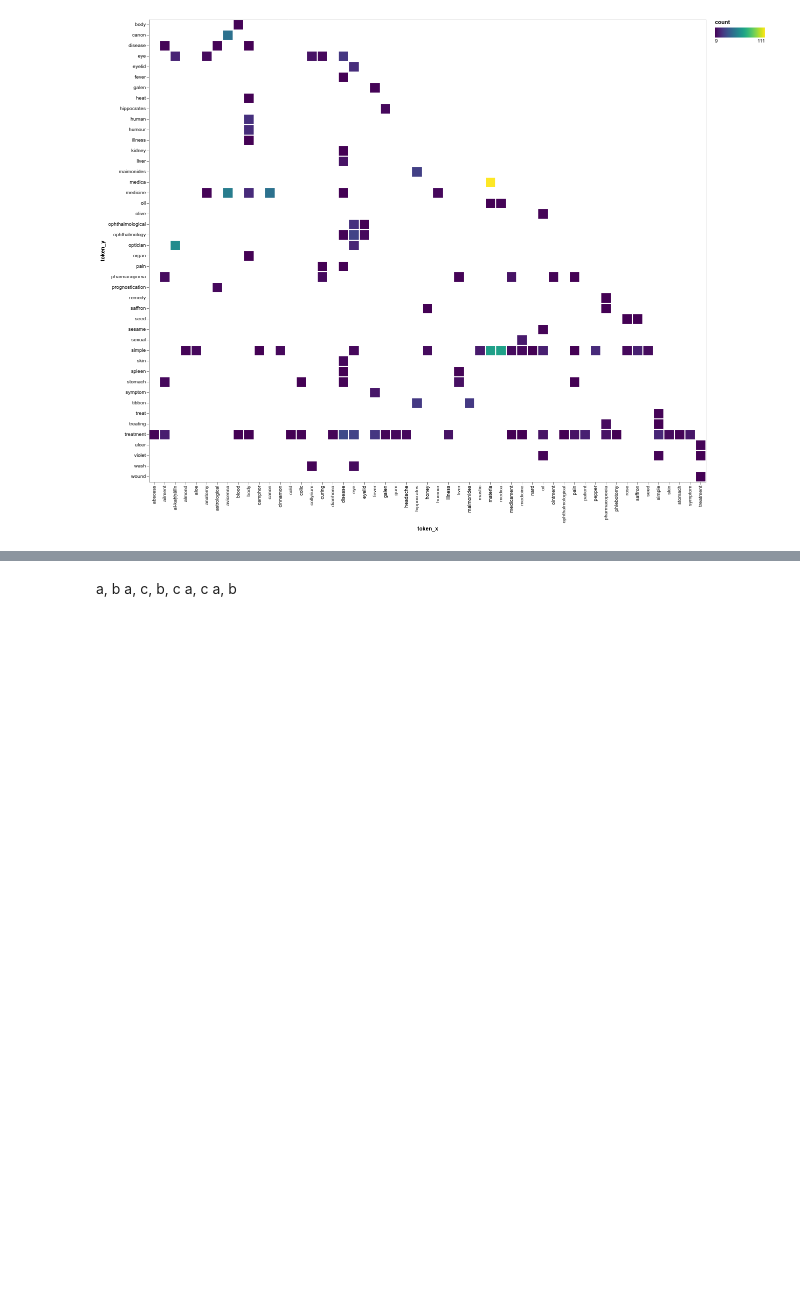
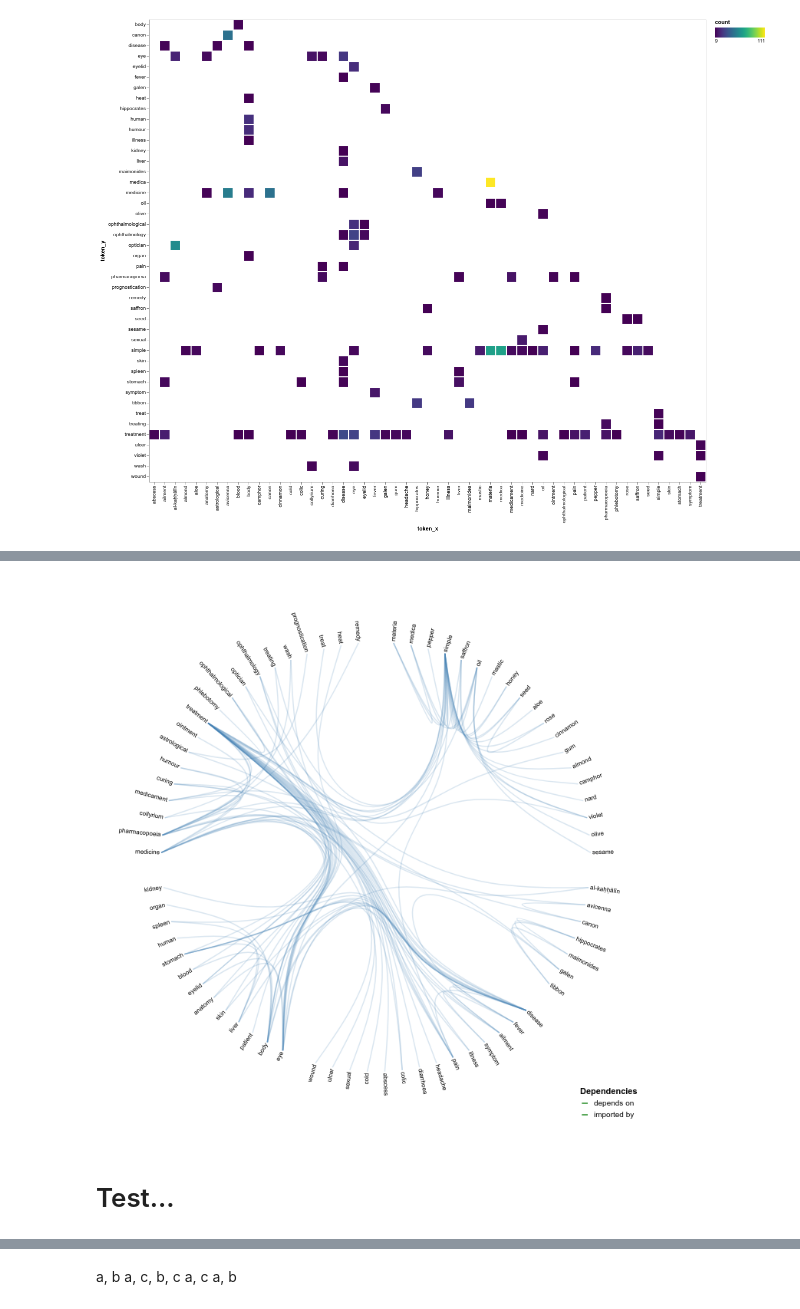
Before and after one commit to CamLib/genizah-medical-visualisation, a Jupyter notebook: notebooks/04-data-visualisation.ipynb, the cells around one changed output, grey strips where cells are left out. Drawn from its saved outputs; the diff is of its cells as text; code cells hidden in the pictures; blank space fills up the shorter version.

Commit message:
Bundling co-occurrence visualisation working

```diff
--- a/notebooks/04-data-visualisation.ipynb
+++ b/notebooks/04-data-visualisation.ipynb
@@ -444,0 +447,5 @@ alt.Chart(co_oc_counts[co_oc_counts['count'] > 8]).mark_rect().encode(
+# %%
+import re
+
+def drop_column_suffix(name):
+    return re.sub(r'(_[a-z]+)?$', '', name)
@@ -444,0 +528,22 @@ alt.Chart(co_oc_counts[co_oc_counts['count'] > 8]).mark_rect().encode(
+# %%
+# We need to give Vega data on the relationships between nodes - the co-occurance frequencies.
+# Our links are symmetrical, so we create links in both directions with the same counts.
+eb_links_forward = (
+    eb_pairs[['token_x', 'token_y', 'count']]
+        .rename(columns={'token_x': 'source', 'token_y': 'target'})
+        .reset_index(drop=True))
+eb_links_backward = (
+    eb_links_forward.rename(columns={'source': 'target', 'target': 'source'})
+        [['source', 'target', 'count']])
+
+_token_ids = eb_nodes[eb_nodes['type'] == 'token'][['label']].reset_index().set_index('label')
+
+eb_links = pd.concat([
+    eb_links_forward,
+#     eb_links_backward
+]).sort_index()
+eb_links = pd.merge(eb_links, _token_ids.rename(columns=lambda x: 'source_id'), left_on='source', right_index=True)
+eb_links = pd.merge(eb_links, _token_ids.rename(columns=lambda x: 'target_id'), left_on='target', right_index=True)
+eb_links_ids = eb_links[['source_id', 'target_id', 'count']]
+
+eb_links.head()
@@ -445,3 +810,9 @@ alt.Chart(co_oc_counts[co_oc_counts['count'] > 8]).mark_rect().encode(
+# %%
+alt.vega.v3.vega(vega_radial_co_occurance_json)
+# %% [output]
+[figure, added]
+# %% [markdown]
+# Test...
 # %%
 df = pd.DataFrame({'a': ['a', 'b', 'c', 'a', 'c', 'b', 'a'],
                    'b': ['1', '1', '1', '2', '2', '3', '3']})
```
Also changed, not shown: parts of 21 cells of this notebook.
